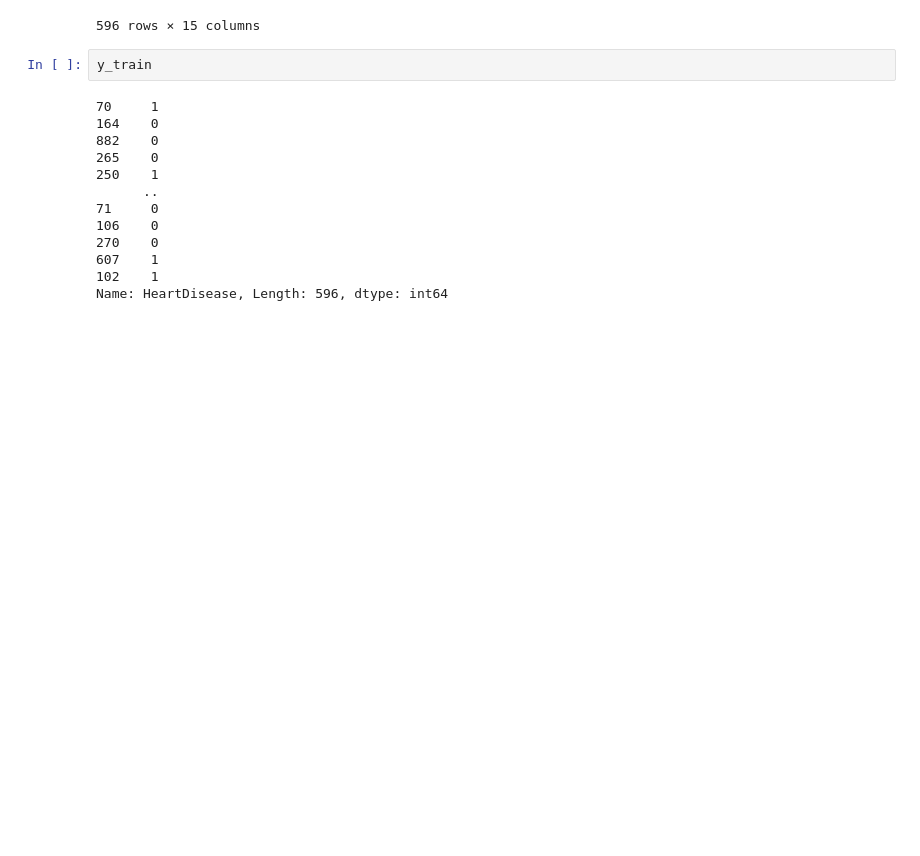
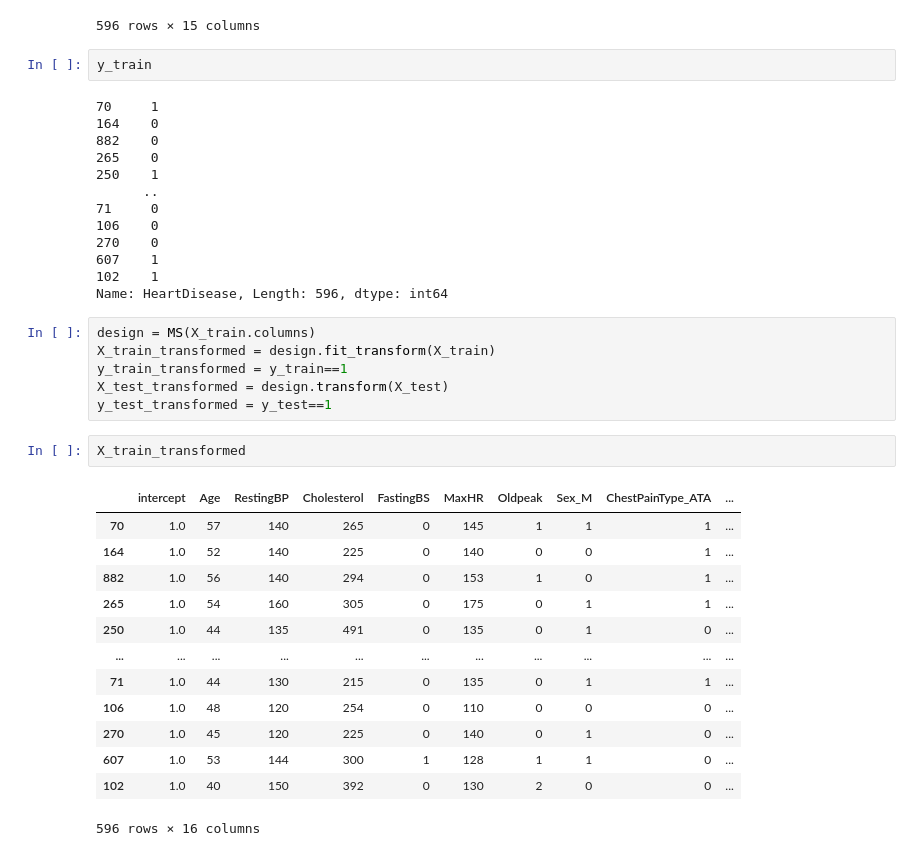
Before and after one commit to ivanchantf/cvd-project, a Jupyter notebook: main.ipynb, the cells around one changed output. Saved outputs shown, nothing was run; the diff lists cells and outputs as text; blank space fills up the shorter version.

```diff
--- a/main.ipynb
+++ b/main.ipynb
@@ -592,3 +603,25 @@ y_train
 607    1
 102    1
 Name: HeartDisease, Length: 596, dtype: int64
+# %%
+design = MS(X_train.columns)
+X_train_transformed = design.fit_transform(X_train)
+y_train_transformed = y_train==1
+X_test_transformed = design.transform(X_test)
+y_test_transformed = y_test==1
+# %%
+X_train_transformed
+# %% [output]
+|  | intercept | Age | RestingBP | Cholesterol | FastingBS | MaxHR | Oldpeak | Sex_M | ChestPainType_ATA | ... |
+| 70 | 1.0 | 57 | 140 | 265 | 0 | 145 | 1 | 1 | 1 | ... |
+| 164 | 1.0 | 52 | 140 | 225 | 0 | 140 | 0 | 0 | 1 | ... |
+| 882 | 1.0 | 56 | 140 | 294 | 0 | 153 | 1 | 0 | 1 | ... |
+| 265 | 1.0 | 54 | 160 | 305 | 0 | 175 | 0 | 1 | 1 | ... |
+| 250 | 1.0 | 44 | 135 | 491 | 0 | 135 | 0 | 1 | 0 | ... |
+| ... | ... | ... | ... | ... | ... | ... | ... | ... | ... | ... |
+| 71 | 1.0 | 44 | 130 | 215 | 0 | 135 | 0 | 1 | 1 | ... |
+| 106 | 1.0 | 48 | 120 | 254 | 0 | 110 | 0 | 0 | 0 | ... |
+| 270 | 1.0 | 45 | 120 | 225 | 0 | 140 | 0 | 1 | 0 | ... |
+| 607 | 1.0 | 53 | 144 | 300 | 1 | 128 | 1 | 1 | 0 | ... |
+| 102 | 1.0 | 40 | 150 | 392 | 0 | 130 | 2 | 0 | 0 | ... |
+596 rows × 16 columns
```
Also changed, not shown: parts of 13 cells of this notebook.
